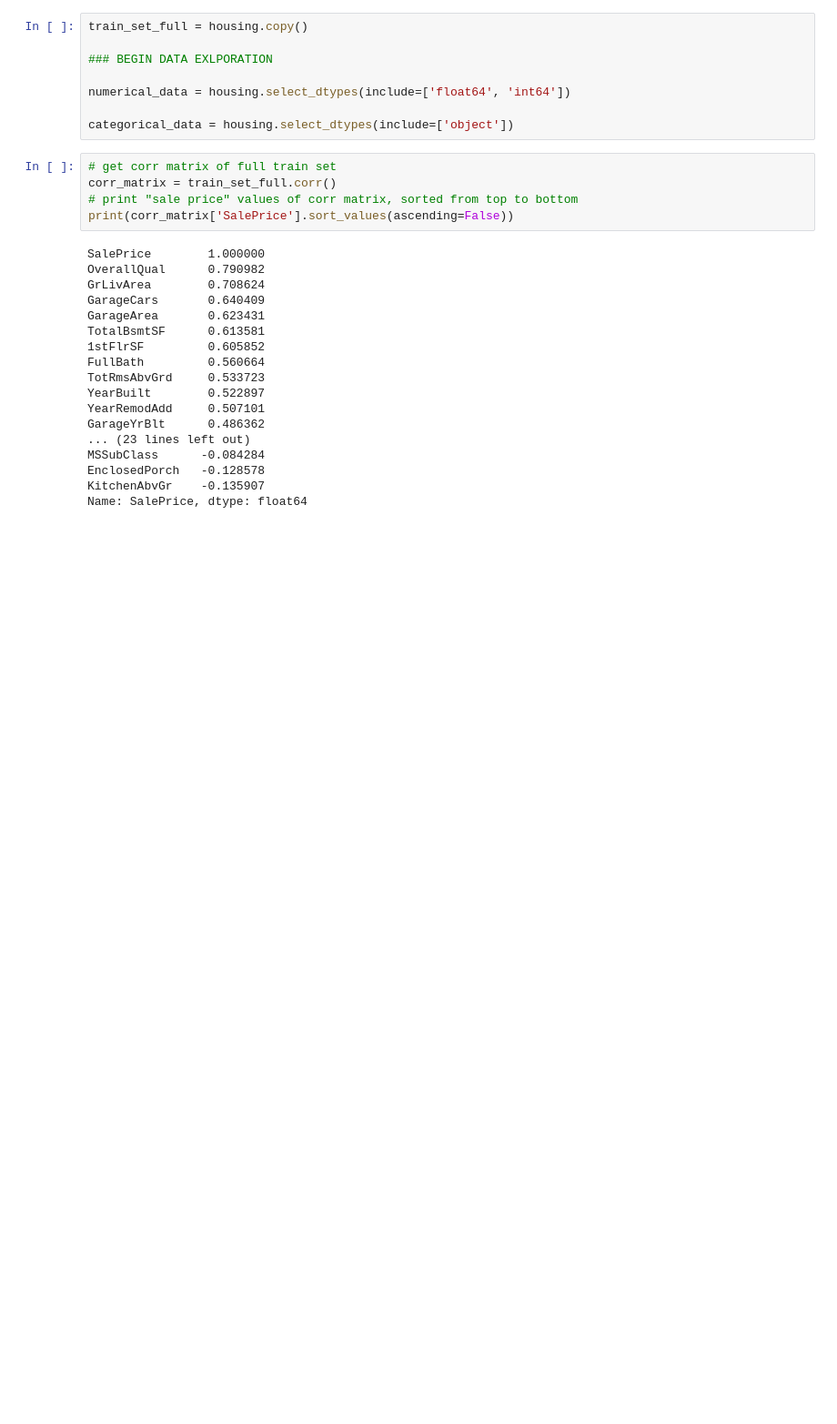
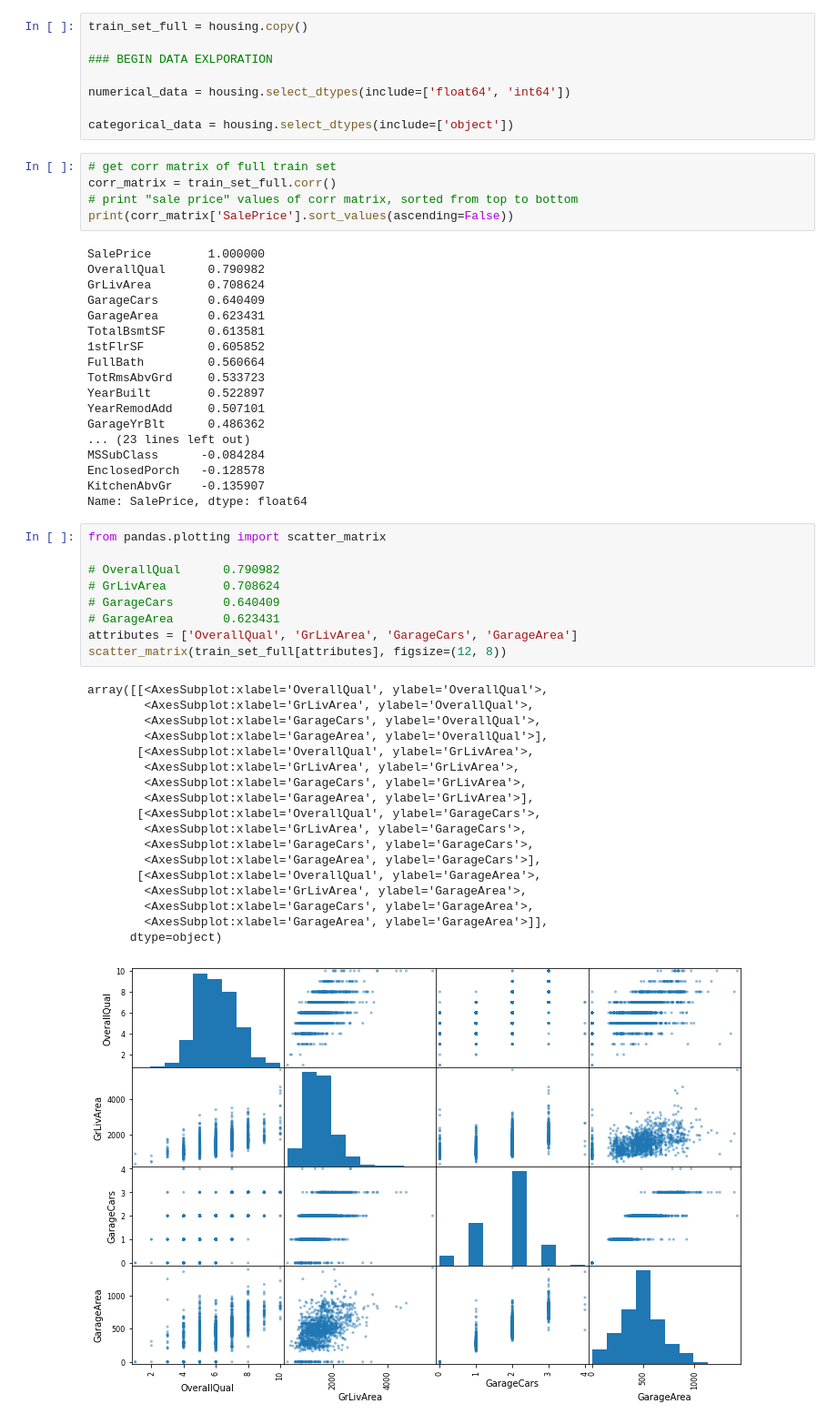
Before and after one commit to jdriscoll98/IowaHousingPredicition, a Jupyter notebook: housing.ipynb, the cells around one changed output. Shown: that part at 91% size. Saved outputs shown, nothing was run; the diff lists cells and outputs as text; blank space fills up the shorter version.

```diff
--- a/housing.ipynb
+++ b/housing.ipynb
@@ -37,3 +37,31 @@ MSSubClass      -0.084284
 EnclosedPorch   -0.128578
 KitchenAbvGr    -0.135907
 Name: SalePrice, dtype: float64
+# %%
+from pandas.plotting import scatter_matrix
+
+# OverallQual      0.790982
+# GrLivArea        0.708624
+# GarageCars       0.640409
+# GarageArea       0.623431
+attributes = ['OverallQual', 'GrLivArea', 'GarageCars', 'GarageArea']
+scatter_matrix(train_set_full[attributes], figsize=(12, 8))
+# %% [output]
+array([[<AxesSubplot:xlabel='OverallQual', ylabel='OverallQual'>,
+        <AxesSubplot:xlabel='GrLivArea', ylabel='OverallQual'>,
+        <AxesSubplot:xlabel='GarageCars', ylabel='OverallQual'>,
+        <AxesSubplot:xlabel='GarageArea', ylabel='OverallQual'>],
+       [<AxesSubplot:xlabel='OverallQual', ylabel='GrLivArea'>,
+        <AxesSubplot:xlabel='GrLivArea', ylabel='GrLivArea'>,
+        <AxesSubplot:xlabel='GarageCars', ylabel='GrLivArea'>,
+        <AxesSubplot:xlabel='GarageArea', ylabel='GrLivArea'>],
+       [<AxesSubplot:xlabel='OverallQual', ylabel='GarageCars'>,
+        <AxesSubplot:xlabel='GrLivArea', ylabel='GarageCars'>,
+        <AxesSubplot:xlabel='GarageCars', ylabel='GarageCars'>,
+        <AxesSubplot:xlabel='GarageArea', ylabel='GarageCars'>],
+       [<AxesSubplot:xlabel='OverallQual', ylabel='GarageArea'>,
+        <AxesSubplot:xlabel='GrLivArea', ylabel='GarageArea'>,
+        <AxesSubplot:xlabel='GarageCars', ylabel='GarageArea'>,
+        <AxesSubplot:xlabel='GarageArea', ylabel='GarageArea'>]],
+      dtype=object)
+[figure, added]
```
Also changed, not shown: parts of 22 cells of this notebook, 3 other files.
